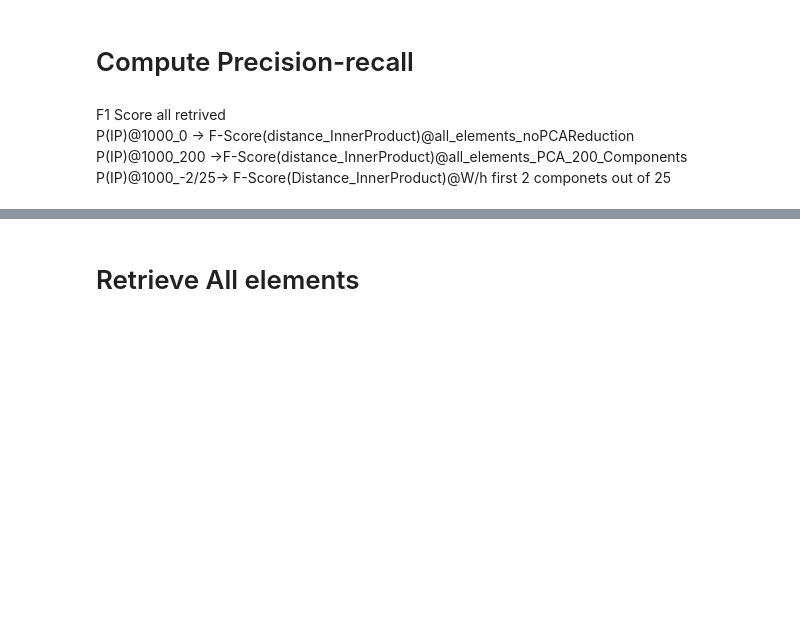
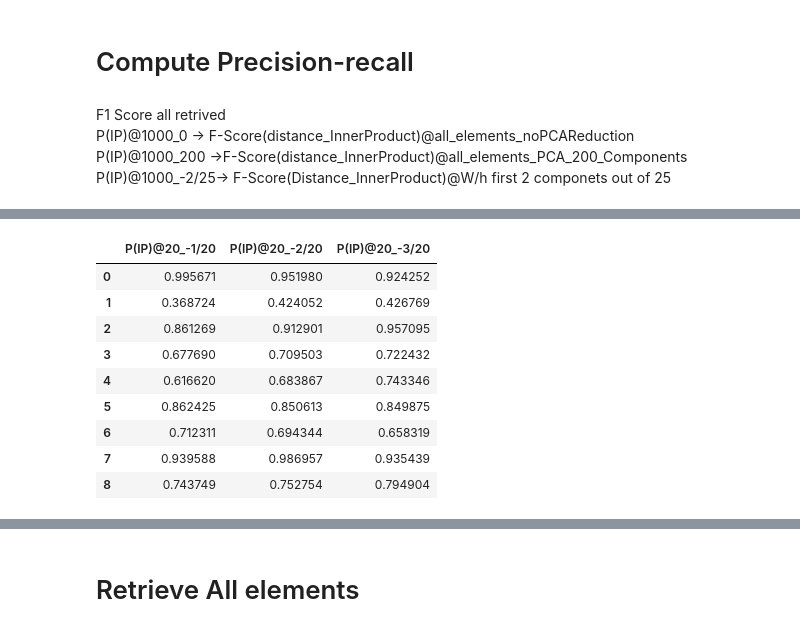
Before and after one commit to villifCoder559/VGGFaceFeatures_PCA, a Jupyter notebook: VGGFace.ipynb, the cells around one changed output, grey strips where cells are left out. Drawn from its saved outputs; the diff is of its cells as text; code cells hidden in the pictures; blank space fills up the shorter version.

```diff
--- a/VGGFace.ipynb
+++ b/VGGFace.ipynb
@@ -303,0 +332,13 @@ merged_df.drop(columns=['Faces']).style.highlight_max(color = 'green', axis = 1)
+# %%
+merged_df_list[2]
+# %% [output]
+|  | P(IP)@20_-1/20 | P(IP)@20_-2/20 | P(IP)@20_-3/20 |
+| 0 | 0.995671 | 0.951980 | 0.924252 |
+| 1 | 0.368724 | 0.424052 | 0.426769 |
+| 2 | 0.861269 | 0.912901 | 0.957095 |
+| 3 | 0.677690 | 0.709503 | 0.722432 |
+| 4 | 0.616620 | 0.683867 | 0.743346 |
+| 5 | 0.862425 | 0.850613 | 0.849875 |
+| 6 | 0.712311 | 0.694344 | 0.658319 |
+| 7 | 0.939588 | 0.986957 | 0.935439 |
+| 8 | 0.743749 | 0.752754 | 0.794904 |
```
Also changed, not shown: parts of 31 cells of this notebook.
